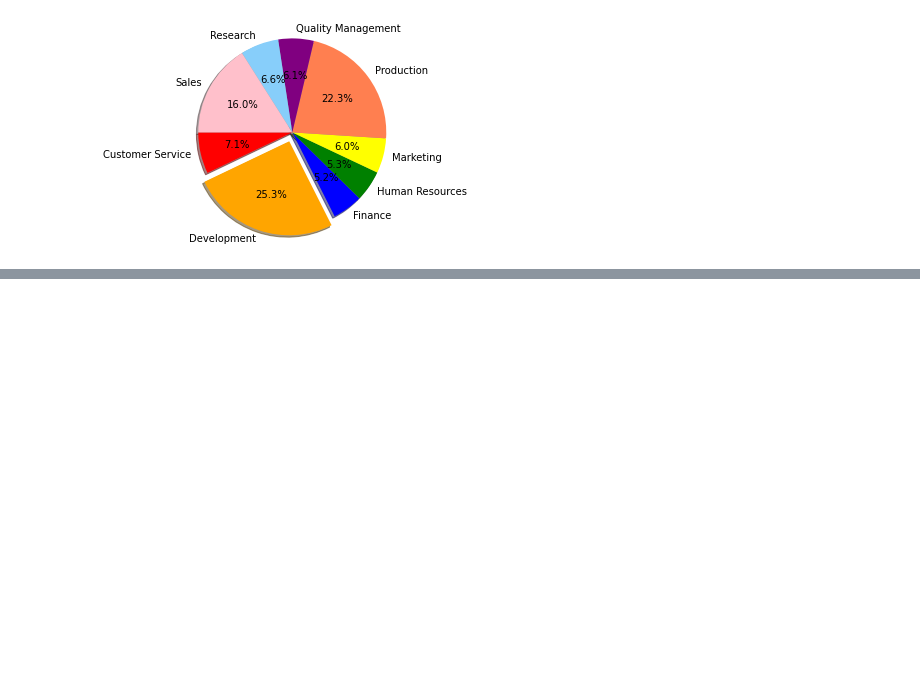
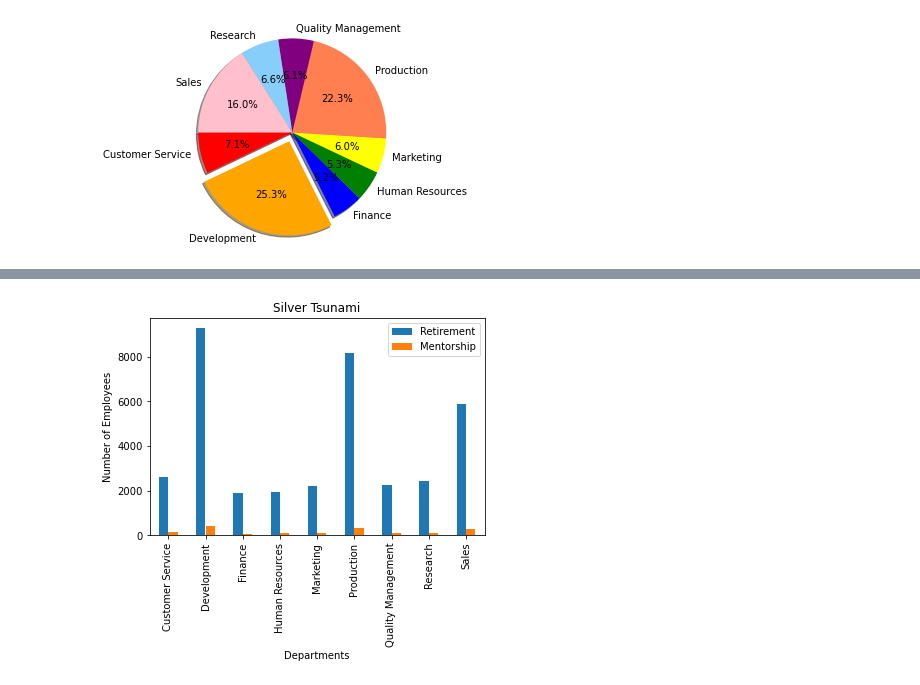
Before and after one commit to Cthompsonlbi/Pewlett-Hackard-Analysis-practice, a Jupyter notebook: Analysis Projects Folder/Pewlett-Hackard-Analysis Folder/data/PHVisuals.ipynb, the cells around one changed output, grey strips where cells are left out. Drawn from its saved outputs; the diff is of its cells as text; code cells hidden in the pictures; blank space fills up the shorter version.

```diff
--- a/Analysis Projects Folder/Pewlett-Hackard-Analysis Folder/data/PHVisuals.ipynb
+++ b/Analysis Projects Folder/Pewlett-Hackard-Analysis Folder/data/PHVisuals.ipynb
@@ -56,0 +121,9 @@ TypeError: list indices must be integers or slices, not str
+# %%
+barplot_df[["dept_name","Retirement","Mentorship"]].plot(x="dept_name", kind = "bar")
+plt.title("Silver Tsunami")
+plt.ylabel("Number of Employees")
+plt.xlabel("Departments")
+plt.savefig('../../../../Pewlett-Hackard-Analysis-practice/Resources/Tsunamibar.png')
+plt.show()
+# %% [output]
+[figure, added]
```
Also changed, not shown: parts of 15 cells of this notebook, 5 other files.
